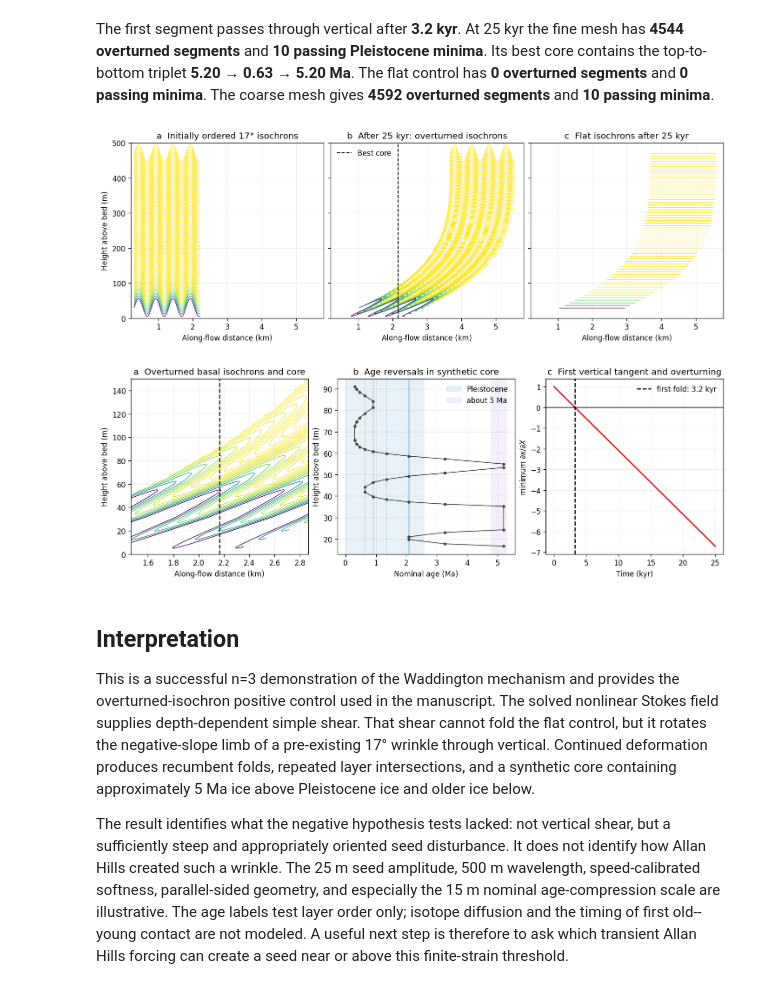
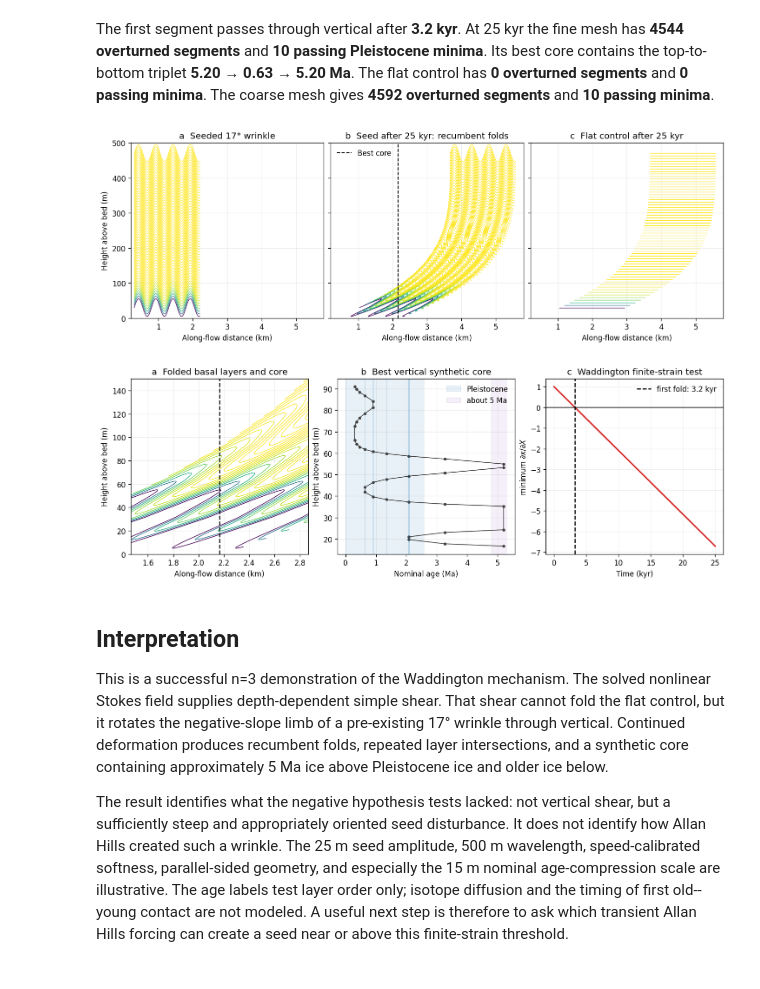
Before and after one commit to bradlipovsky/allan-hills-stratigraphy, a Jupyter notebook: notebooks/full_stokes_waddington_fold.ipynb, the cells around one changed output. Cells and saved outputs as stored; diff of their text form; code cells hidden in the pictures.

Commit message:
Revert "Add overturned isochron positive control"
This reverts commit 1f3185b30553f8833c19d92ea710d87206de85d6.

```diff
--- a/notebooks/full_stokes_waddington_fold.ipynb
+++ b/notebooks/full_stokes_waddington_fold.ipynb
@@ -301,50 +295,48 @@ for row, color in enumerate(colors):
     axes[2].plot(fine_flat["x"][row] / 1000, fine_flat["z"][row], color=color, lw=0.8)
 axes[1].axvline(fine_core["x"] / 1000, color="black", ls="--", lw=1.2, label="Best core")
 axes[1].legend(frameon=False)
-axes[0].set_title("a  Initially ordered 17° isochrons")
-axes[1].set_title("b  After 25 kyr: overturned isochrons")
-axes[2].set_title("c  Flat isochrons after 25 kyr")
+axes[0].set_title("a  Seeded 17° wrinkle")
+axes[1].set_title("b  Seed after 25 kyr: recumbent folds")
+axes[2].set_title("c  Flat control after 25 kyr")
 for axis in axes:
     axis.set(xlabel="Along-flow distance (km)", xlim=(0.2, 5.8), ylim=(0, H))
 axes[0].set_ylabel("Height above bed (m)")
-fig.savefig(figure_directory / "full_stokes_overturning_sequence.png", dpi=220)
 plt.show()
 # %% [output]
-[figure, old version]
+[figure, new version]
 # %%
 intersections = fine_core["intersections"]
 heights = np.array([item[0] for item in intersections])
 ages = np.array([item[1] for item in intersections])
 times = np.linspace(0.0, DURATION, 201)
 minimum_mapping = np.array([np.min((dX + time * dU) / dX) for time in times])
 
 fig, axes = plt.subplots(1, 3, figsize=(12, 4.1), constrained_layout=True)
 for row, color in enumerate(colors):
     axes[0].plot(fine_fold["x"][row] / 1000, fine_fold["z"][row], color=color, lw=0.9)
 axes[0].axvline(fine_core["x"] / 1000, color="black", ls="--")
 axes[0].set(xlabel="Along-flow distance (km)", ylabel="Height above bed (m)",
-            title="a  Overturned basal isochrons and core", xlim=(fine_core["x"] / 1000 - 0.7, fine_core["x"] / 1000 + 0.7), ylim=(0, 150))
+            title="a  Folded basal layers and core", xlim=(fine_core["x"] / 1000 - 0.7, fine_core["x"] / 1000 + 0.7), ylim=(0, 150))
 axes[1].plot(ages, heights, "o-", ms=3, lw=1, color="0.25")
 for _, above, young_age, below in fine_core["passes"]:
     axes[1].axvline(young_age, color="tab:blue", alpha=0.08)
 axes[1].axvspan(0, PLEISTOCENE_LIMIT, color="tab:blue", alpha=0.10, label="Pleistocene")
 axes[1].axvspan(OLD_LIMIT, 5.3, color="tab:purple", alpha=0.10, label="about 5 Ma")
 axes[1].set(xlabel="Nominal age (Ma)", ylabel="Height above bed (m)",
-            title="b  Age reversals in synthetic core")
+            title="b  Best vertical synthetic core")
 axes[1].legend(frameon=False)
 axes[2].plot(times / 1000, minimum_mapping, color="tab:red", lw=2)
 axes[2].axhline(0, color="black", lw=1)
 axes[2].axvline(first_fold_time / 1000, color="black", ls="--", label=f"first fold: {first_fold_time/1000:.1f} kyr")
 axes[2].set(xlabel="Time (kyr)", ylabel=r"minimum $\partial x/\partial X$",
-            title="c  First vertical tangent and overturning")
+            title="c  Waddington finite-strain test")
 axes[2].legend(frameon=False)
-fig.savefig(figure_directory / "full_stokes_overturned_isochrons.png", dpi=220)
 plt.show()
 # %% [output]
-[figure, old version]
+[figure, new version]
 # %% [markdown]
 ## Interpretation
 
-This is a successful n=3 demonstration of the Waddington mechanism and provides the overturned-isochron positive control used in the manuscript. The solved nonlinear Stokes field supplies depth-dependent simple shear. That shear cannot fold the flat control, but it rotates the negative-slope limb of a pre-existing 17° wrinkle through vertical. Continued deformation produces recumbent folds, repeated layer intersections, and a synthetic core containing approximately 5 Ma ice above Pleistocene ice and older ice below.
+This is a successful n=3 demonstration of the Waddington mechanism. The solved nonlinear Stokes field supplies depth-dependent simple shear. That shear cannot fold the flat control, but it rotates the negative-slope limb of a pre-existing 17° wrinkle through vertical. Continued deformation produces recumbent folds, repeated layer intersections, and a synthetic core containing approximately 5 Ma ice above Pleistocene ice and older ice below.
 
 The result identifies what the negative hypothesis tests lacked: not vertical shear, but a sufficiently steep and appropriately oriented seed disturbance. It does not identify how Allan Hills created such a wrinkle. The 25 m seed amplitude, 500 m wavelength, speed-calibrated softness, parallel-sided geometry, and especially the 15 m nominal age-compression scale are illustrative. The age labels test layer order only; isotope diffusion and the timing of first old--young contact are not modeled. A useful next step is therefore to ask which transient Allan Hills forcing can create a seed near or above this finite-strain threshold.
```
Also changed, not shown: parts of 2 cells of this notebook, 4 other files.
